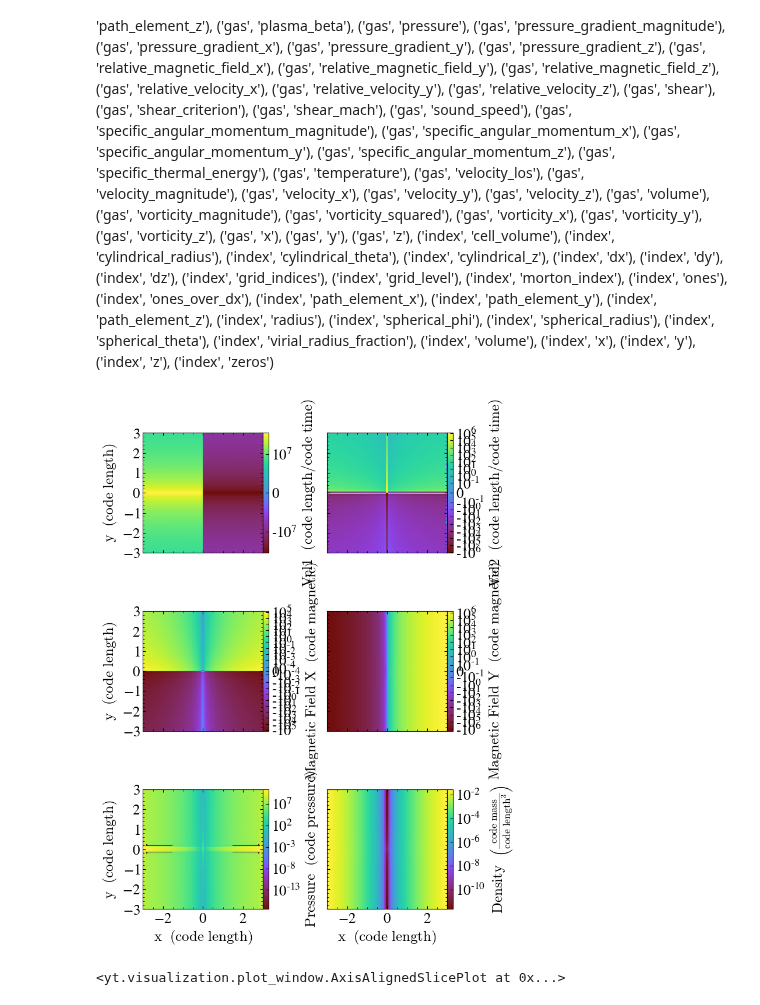
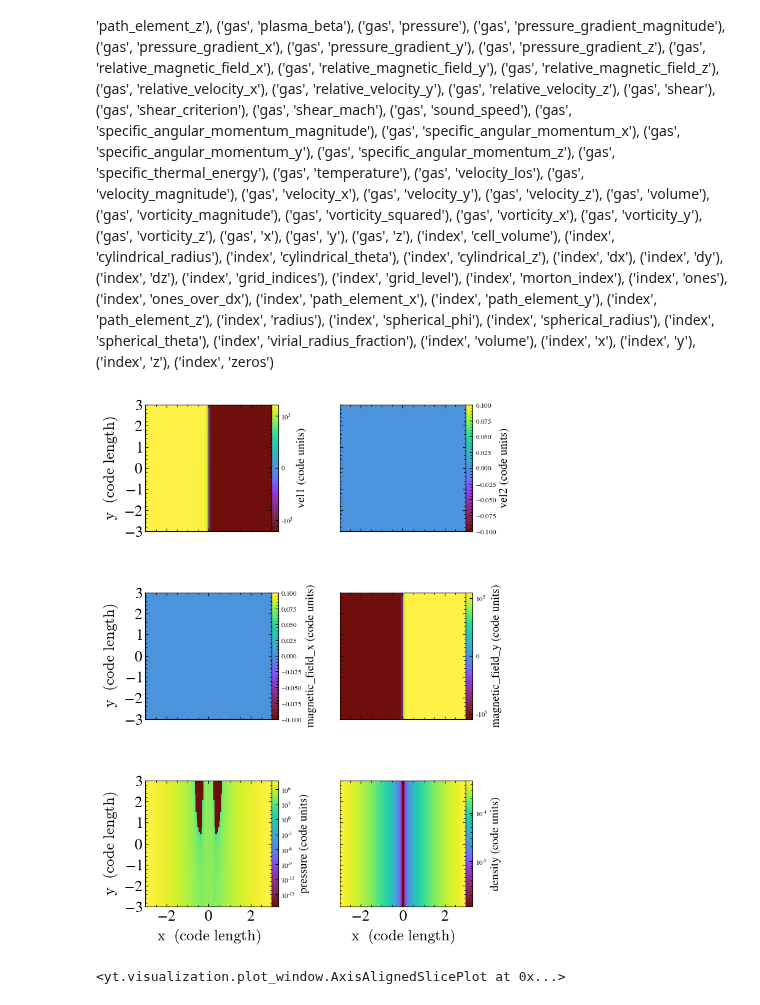
Before and after one commit to ianfreeman519/CMSE_PhD, a Jupyter notebook: athena_files/plottingYT.ipynb, the cells around one changed output. Saved outputs shown, nothing was run; the diff lists cells and outputs as text; code cells hidden in the pictures.

```diff
--- a/athena_files/plottingYT.ipynb
+++ b/athena_files/plottingYT.ipynb
@@ -31,12 +31,15 @@ Python 3.9.18
 Using matplotlib backend: agg
 # %%
 ## IMPORTING TIME SERIES DATA INTO VARIABLE ts
-scratchPath = "/mnt/scratch/freem386/magpinch_fixed_may1/"
+# scratchPath = "/mnt/scratch/freem386/magpinch_fixed_may1/"
+# basename = "magpinch"
+scratchPath = "/mnt/scratch/freem386/magpinchsimple_test/"
+basename = "MPsimple"
 f0, fn = 0, 20
 step, width = 1, 5
 files = []
 for f in np.arange(f0, fn+1, step, dtype=int):
-    files.append(scratchPath + "magpinch.out2." + str(f).zfill(width) + ".athdf")
+    files.append(scratchPath + basename + ".out2." + str(f).zfill(width) + ".athdf")
 # print(files)
 
 # unit_base={"length_unit": (1.0,"pc"), "time_unit": (1.0,"s*pc/km"), "mass_unit": (2.38858753789e-24,"g/cm**3*pc**3")}
@@ -149,31 +153,42 @@ p
 ('index', 'volume'),
 ('index', 'x'), ('index', 'y'), ('index', 'z'),
 ('index', 'zeros')
-# %%
-## Plotting a 3x2 grid of YT fields
-index = 1
-
-ds = ts[index]
-
-fields = [
-    ('athena_pp', 'vel1'), ('athena_pp', 'vel2'),
-    ('gas', 'magnetic_field_x'), ('gas', 'magnetic_field_y'),
-    ('gas', 'pressure'), ("gas", "density"),
-]
-
-p = yt.SlicePlot(ds, "z", fields)
-
-# this returns a matplotlib figure with an ImageGrid and the slices
-# added to the grid of axes (in this case, 2x2)
-
-fig = p.export_to_mpl_figure((3, 2))
-fig.tight_layout()
-
-# fig.savefig("multiplot_three_looped_fixed_magpinch_1.png")
-
-fig
-# %% [output]
-[figure, removed]
+# %%
+# Choose the dataset index
+index = 0
+ds = ts[index]
+
+fields = [
+    ('athena_pp', 'vel1'), ('athena_pp', 'vel2'),
+    ('gas', 'magnetic_field_x'), ('gas', 'magnetic_field_y'),
+    ('gas', 'pressure'), ("gas", "density"),
+]
+
+# Create a SlicePlot
+p = yt.SlicePlot(ds, "z", fields)
+
+# Export to a Matplotlib figure
+fig = p.export_to_mpl_figure((3, 2))
+
+# Adjust the layout
+fig.tight_layout()
+
+# Iterate over each axis in the figure to modify the colorbar labels
+for ax, field in zip(fig.axes, fields):
+    if hasattr(ax, 'images') and ax.images:
+        img = ax.images[0]
+        cbar = img.colorbar
+        if cbar is not None:
+            # Set the font size for the colorbar labels
+            cbar.ax.tick_params(labelsize=8)
+            # Set the custom label for the colorbar
+            cbar.set_label(field[1] + " (code units)", fontsize=14)
+
+# Save the figure or display it
+# fig.savefig("magpinchsimple_test_funky_pressure_sin_may_16.png")
+fig
+# %% [output]
+[figure, added]
 # %%
 # It is often convenient to have a few files open at the same time in YT
 ds2 = yt.load("/mnt/scratch/freem386/new_pgen_magpinch/magpinch.out2.00000.athdf")
```
Also changed, not shown: parts of 1 cell of this notebook, 3 other files.
